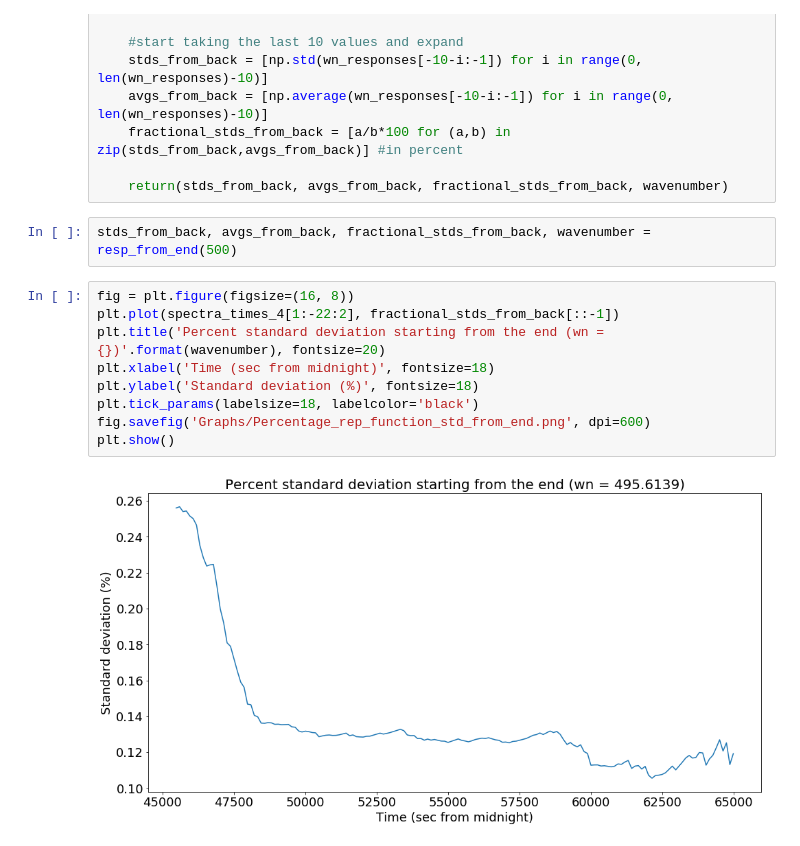
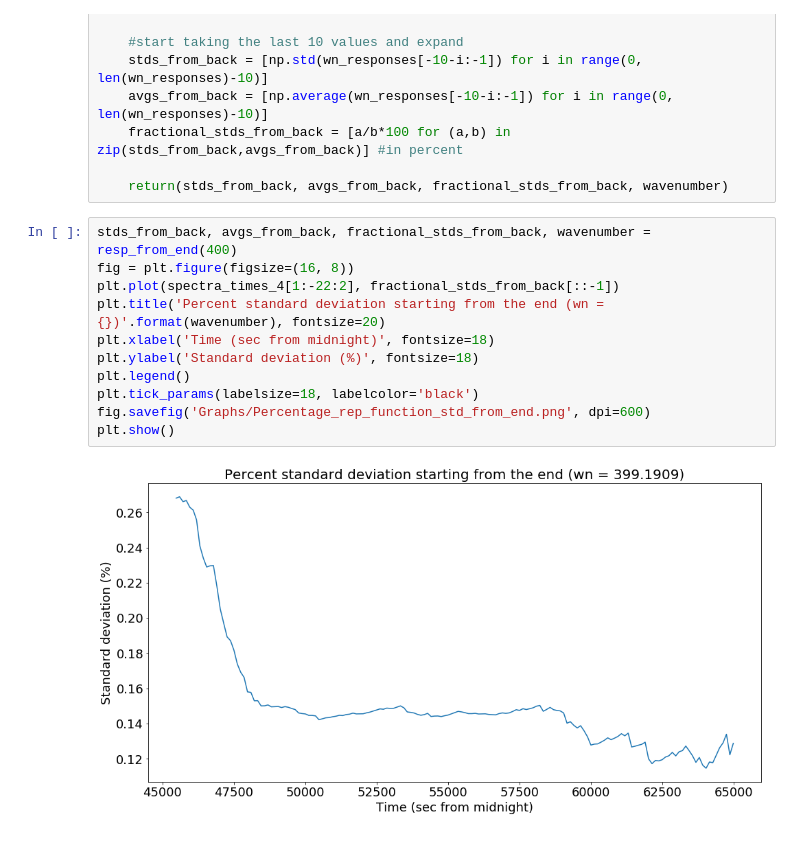
Before and after one commit to micolbedarida/MSci_Project, a Jupyter notebook: data_analysis.ipynb, the cells around one changed output. Cells and saved outputs as stored; diff of their text form.

```diff
--- a/data_analysis.ipynb
+++ b/data_analysis.ipynb
@@ -748,16 +748,16 @@ def resp_from_end(wn): #there are two responses per wn
     fractional_stds_from_back = [a/b*100 for (a,b) in zip(stds_from_back,avgs_from_back)] #in percent
 
     return(stds_from_back, avgs_from_back, fractional_stds_from_back, wavenumber)
-# %%
-stds_from_back, avgs_from_back, fractional_stds_from_back, wavenumber = resp_from_end(500)
 # %%
+stds_from_back, avgs_from_back, fractional_stds_from_back, wavenumber = resp_from_end(400)
 fig = plt.figure(figsize=(16, 8))
 plt.plot(spectra_times_4[1:-22:2], fractional_stds_from_back[::-1])
 plt.title('Percent standard deviation starting from the end (wn = {})'.format(wavenumber), fontsize=20)
 plt.xlabel('Time (sec from midnight)', fontsize=18)
 plt.ylabel('Standard deviation (%)', fontsize=18)
+plt.legend()
 plt.tick_params(labelsize=18, labelcolor='black')
 fig.savefig('Graphs/Percentage_rep_function_std_from_end.png', dpi=600)
 plt.show()
 # %% [output]
-[figure, old version]
+[figure, new version]
```
Also changed, not shown: parts of 2 cells of this notebook, 2 other files.
